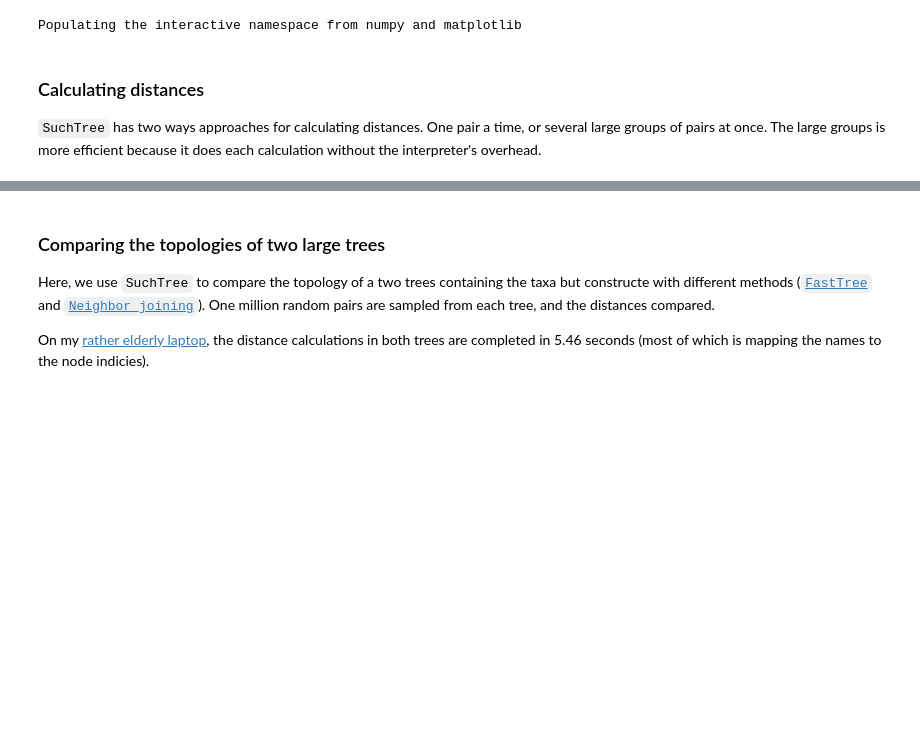
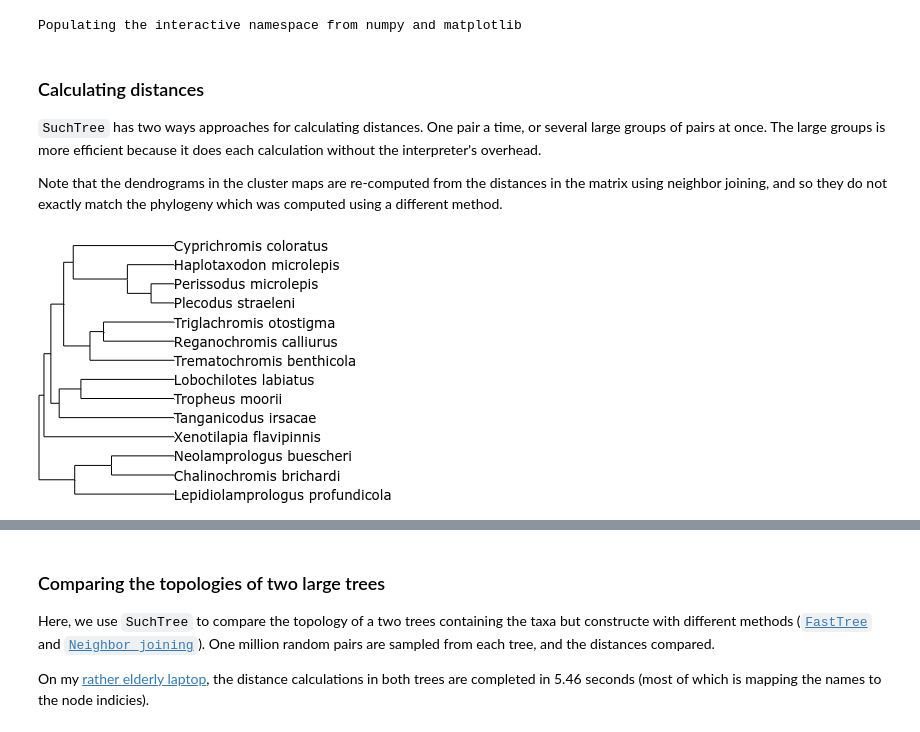
Before and after one commit to ryneches/SuchTree, a Jupyter notebook: examples.ipynb, the cells around one changed output, grey strips where cells are left out. Cells and saved outputs as stored; diff of their text form; code cells hidden in the pictures; blank space fills up the shorter version.

```diff
--- a/examples.ipynb
+++ b/examples.ipynb
@@ -11,6 +11,38 @@ import seaborn
 `SuchTree` has two ways approaches for calculating distances. One pair a time, or
 several large groups of pairs at once. The large groups is more efficient because
 it does each calculation without the interpreter's overhead.
+
+Note that the dendrograms in the cluster maps are re-computed from the distances
+in the matrix using neighbor joining, and so they do not exactly match the phylogeny
+which was computed using a different method.
+# %%
+from ete2 import Tree, TreeStyle, NodeStyle, TextFace
+from numpy import linspace
+
+ts = TreeStyle()
+ts.mode = 'r'
+ts.show_leaf_name = True
+ts.branch_vertical_margin = 2
+ts.scale = 10
+ts.show_leaf_name = False
+ts.show_scale = False
+
+nstyle = NodeStyle()
+nstyle['size'] = 0
+
+ete_tree = Tree('SuchTree/tests/test.tree')
+
+for node in ete_tree.traverse() :
+    node.set_style(nstyle)
+    if node.is_leaf :
+        tf = TextFace( node.name.replace('_',' ').replace('\'','') )
+        tf.fsize = 10
+        tf.hz_align = 100
+        node.add_face( tf, 0 )
+
+ete_tree.render("%%inline", w=100, units="mm", tree_style=ts)
+# %% [output]
+[figure, added]
 # %%
 T = SuchTree( 'SuchTree/tests/test.tree')
 # %%
```
Also changed, not shown: parts of 11 cells of this notebook, 1 other file.
